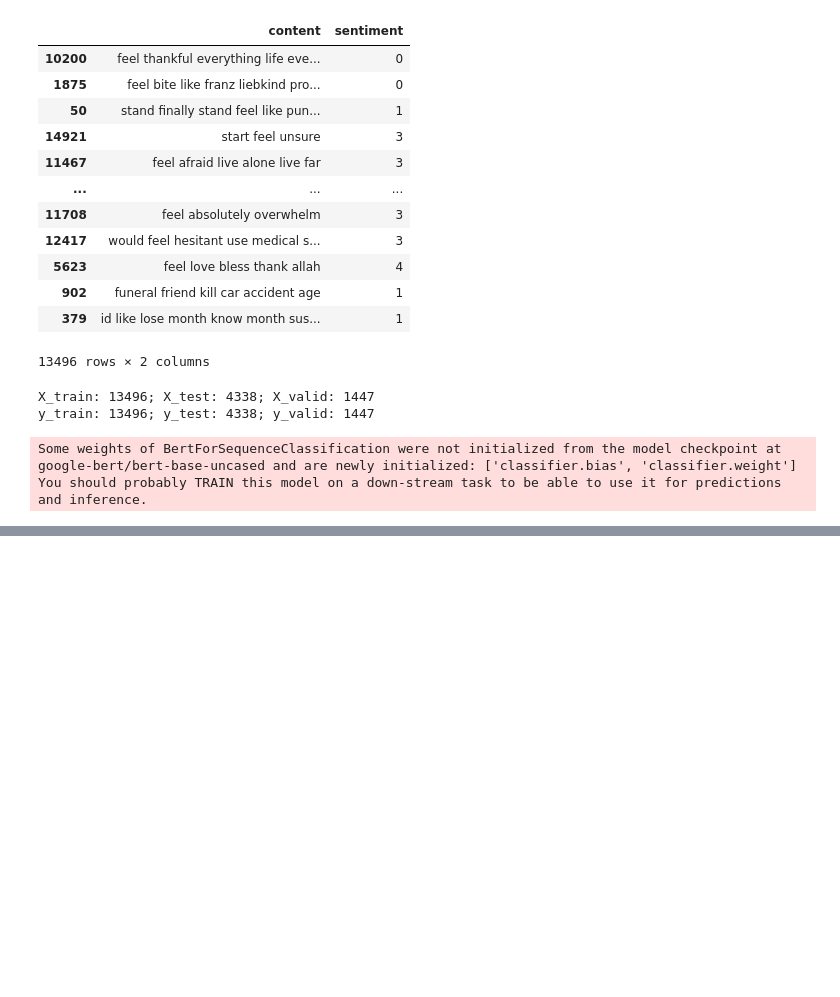
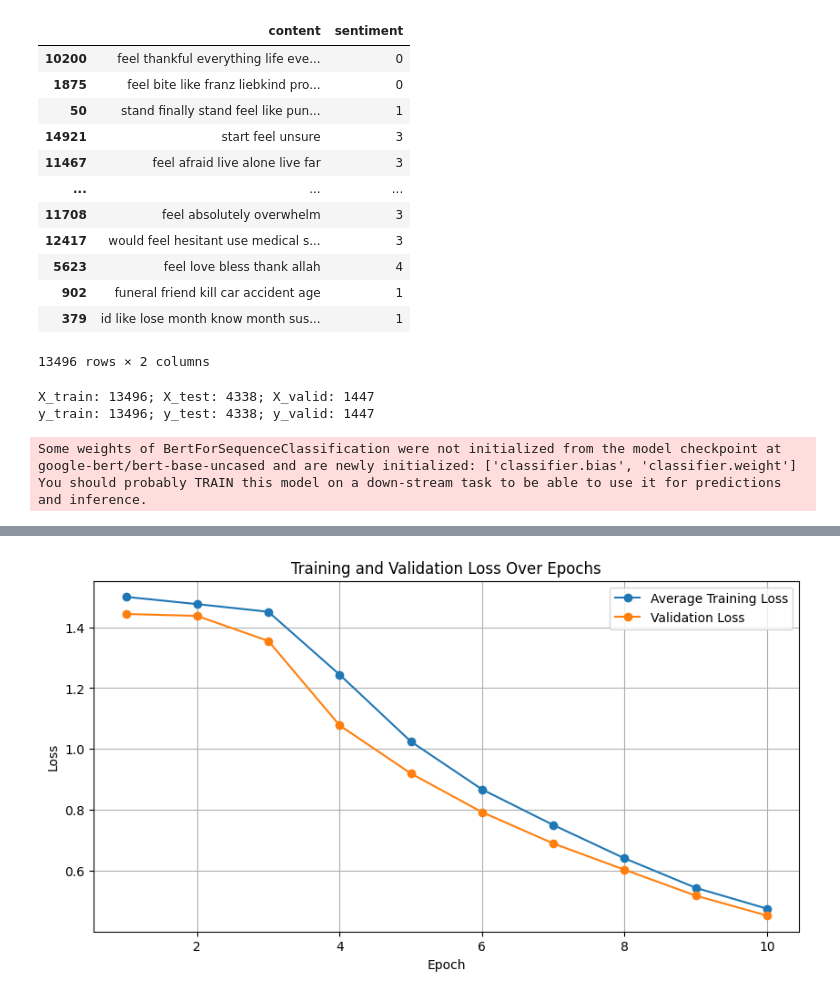
Before and after one commit to kjfinn1/Deep-Leaning-Project, a Jupyter notebook: Bert_data_set_2.ipynb, the cells around one changed output, grey strips where cells are left out. Cells and saved outputs as stored; diff of their text form; code cells hidden in the pictures; blank space fills up the shorter version.

Commit message:
cooked plots

```diff
--- a/Bert_data_set_2.ipynb
+++ b/Bert_data_set_2.ipynb
@@ -492,9 +496,24 @@ def evaluate(model, dataloader):
     cm = confusion_matrix(y_true, y_pred)
     report = classification_report(y_true, y_pred, target_names=label_mappping.keys())
     return cm, report
-
+def validate(model, dataloader, criterion, device):
+    model.eval()
+    total_loss = 0
+    with torch.no_grad():
+        for inputs, labels in tqdm(dataloader, desc="Validation"):
+            inputs, labels = inputs.to(device), labels.to(device)
+            outputs = model(inputs)
+            loss = criterion(outputs.logits, labels)
+            total_loss += loss.item()
+    avg_loss = total_loss / len(dataloader)
+    return avg_loss
+training_loss = []
+validation_loss = []
 for epoch in range(10):  # Run for 10 epochs
     train_loss = train(model, train_dataloader, optimizer, criterion)
+    training_loss.append(train_loss)
+    val_loss = validate(model, valid_dataloader, criterion,device)
+    validation_loss.append(val_loss)
     print(f"Epoch {epoch+1}/{10}, Train Loss: {train_loss:.4f}")
 # Evaluate on test and validation sets
 test_cm, test_report = evaluate(model, test_dataloader)
@@ -539,0 +559,29 @@ weighted avg       0.86      0.86      0.86      1447
+# %%
+def plot_loss_over_epochs(train_losses, val_losses):
+
+    if len(train_losses) != len(val_losses):
+        raise ValueError("train_losses and val_losses must be of the same length.")
+
+    epochs = list(range(1, len(train_losses) + 1))
+
+    # Create DataFrame to organize the data
+    model_loss_df = pd.DataFrame({
+        'Epoch': epochs,
+        'Average Training Loss': train_losses,
+        'Validation Loss': val_losses
+    })
+
+    # Plotting
+    plt.figure(figsize=(10, 5))
+    plt.plot(model_loss_df['Epoch'], model_loss_df['Average Training Loss'], label='Average Training Loss', marker='o')
+    plt.plot(model_loss_df['Epoch'], model_loss_df['Validation Loss'], label='Validation Loss', marker='o')
+    plt.xlabel('Epoch')
+    plt.ylabel('Loss')
+    plt.title('Training and Validation Loss Over Epochs')
+    plt.legend()
+    plt.grid(True)
+    plt.show()
+
+plot_loss_over_epochs(training_loss, validation_loss)
+# %% [output]
+[figure, added]
```
Also changed, not shown: parts of 4 cells of this notebook.
